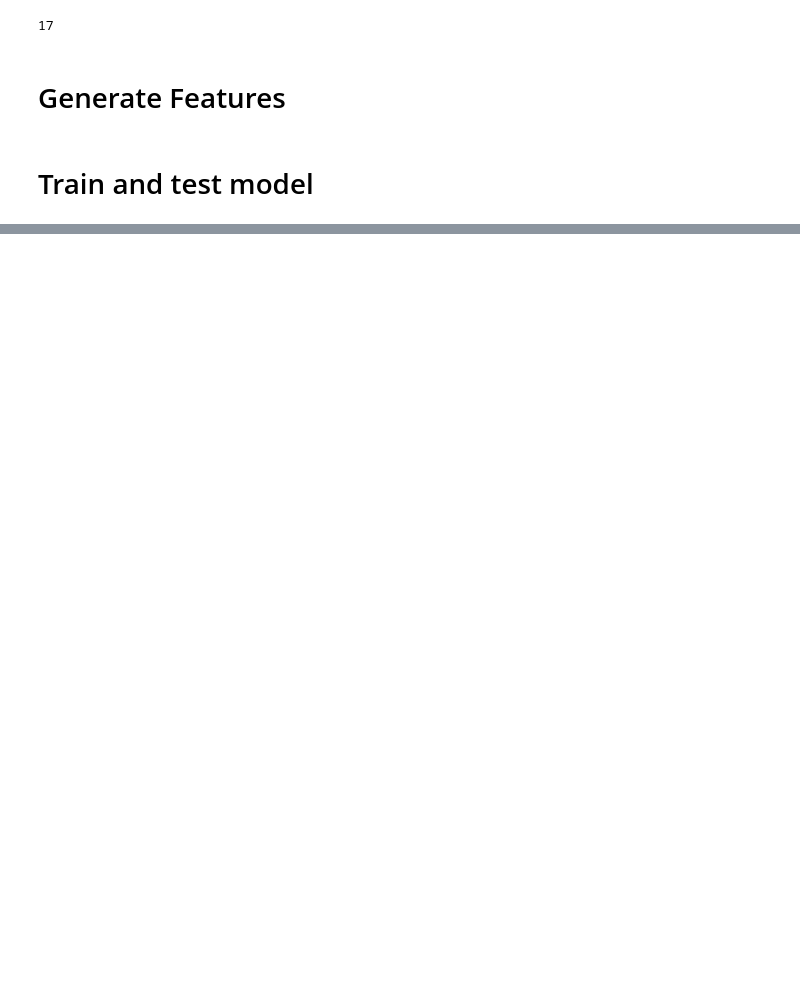
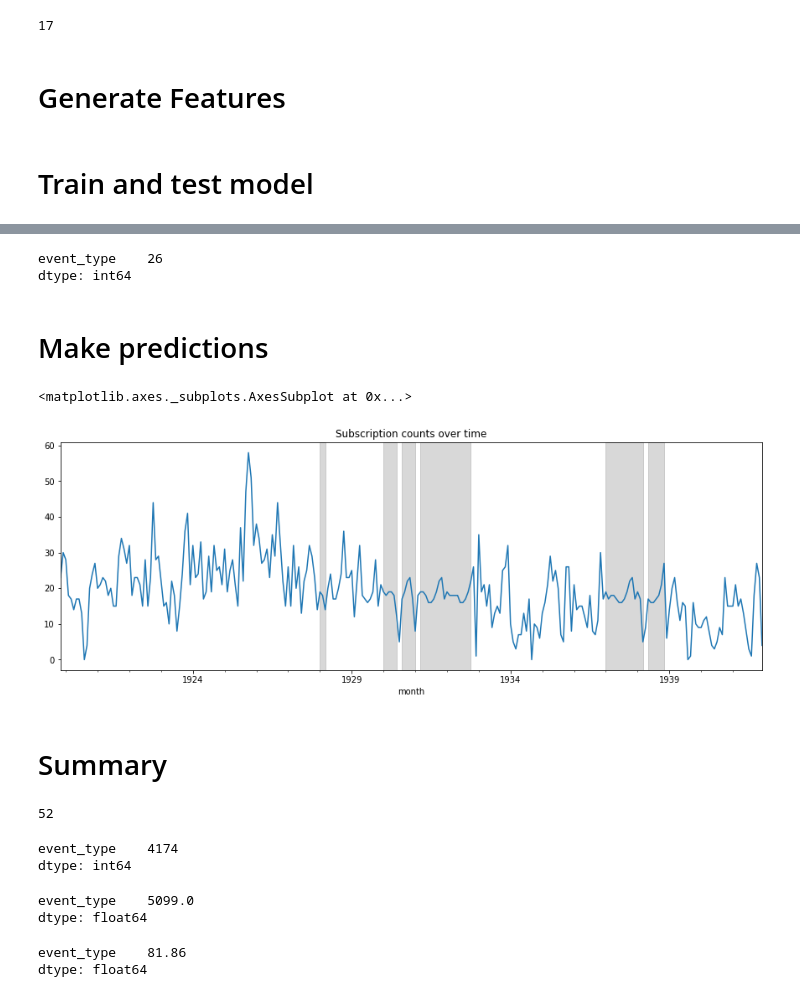
Before and after one commit to kmcelwee/sco-missing-data, a Jupyter notebook: 01-predict-subscription-volume/Subscription Volume Prediction Model.ipynb, the cells around one changed output, grey strips where cells are left out. Cells and saved outputs as stored; diff of their text form; code cells hidden in the pictures; blank space fills up the shorter version.

```diff
--- a/01-predict-subscription-volume/Subscription Volume Prediction Model.ipynb
+++ b/01-predict-subscription-volume/Subscription Volume Prediction Model.ipynb
@@ -176,0 +182,70 @@ MSE:  82.0668
+# %%
+# How many events are removed so that it can fit cleanly into monthly prediction model?
+monthly_count = pd.DataFrame(
+    df.groupby([pd.Grouper(key='start_date', freq='M')])['event_type'].count()
+)
+
+monthly_count['day_setter'] = pd.to_datetime(monthly_count.index)
+monthly_count.index = monthly_count['day_setter'].apply(lambda x: datetime(x.year, x.month, 1))
+monthly_count = monthly_count.drop(columns=['day_setter'])
+
+monthly_count.index.name = 'month'
+monthly_count.rename(columns={'event_type': 'subscription_count'})
+
+monthly_count.loc[months_to_predict].sum()
+# %% [output]
+event_type    26
+dtype: int64
+# %% [markdown]
+# Make predictions
+# %%
+def generate_pred_row(month_to_predict):
+    d = {}
+    for i in range(1, 13):
+        if i == month_to_predict.month:
+            d[f'month_{i}'] = 1
+        else:
+            d[f'month_{i}'] = 0
+    d['year_n'] = scale_year_data(month_to_predict.year)
+    return d
+
+X_pred_l = []
+for month_to_predict in months_to_predict:
+    X_pred_l.append(generate_pred_row(month_to_predict))
+X_pred = pd.DataFrame(X_pred_l)
+# %%
+predictions = model.predict(X_pred).round()
+monthly_count_pred = monthly_count.copy()
+monthly_count_pred.loc[months_to_predict] = predictions
+# %%
+ax = monthly_count_pred.plot(figsize=(15, 5), legend=None, title='Subscription counts over time')
+
+add_logbook_vspans(ax, monthly_count)
+# %% [output]
+<matplotlib.axes._subplots.AxesSubplot at 0x...>
+[figure, added]
+# %% [markdown]
+# Summary
+# %%
+# How many months were filled in by the model?
+len(months_to_predict)
+# %% [output]
+52
+# %%
+# How subscription events are in the dataset without the model?
+monthly_count.sum()
+# %% [output]
+event_type    4174
+dtype: int64
+# %%
+# How many additional events are estimated by the model?
+monthly_count_pred.sum()
+# %% [output]
+event_type    5099.0
+dtype: float64
+# %%
+# What proportion of events can we suspect that we have?
+round(monthly_count.sum() / monthly_count_pred.sum() * 100, 2)
+# %% [output]
+event_type    81.86
+dtype: float64
```
Also changed, not shown: parts of 13 cells of this notebook.
